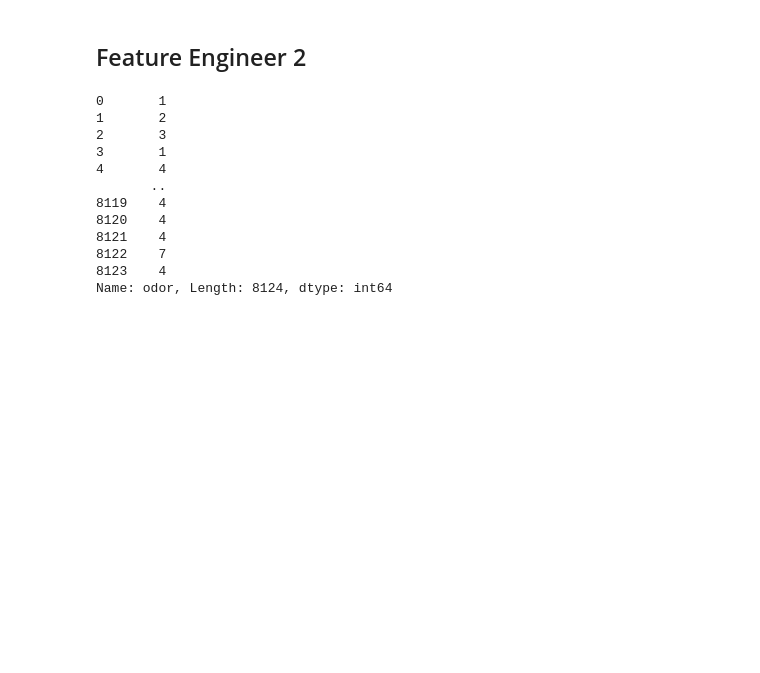
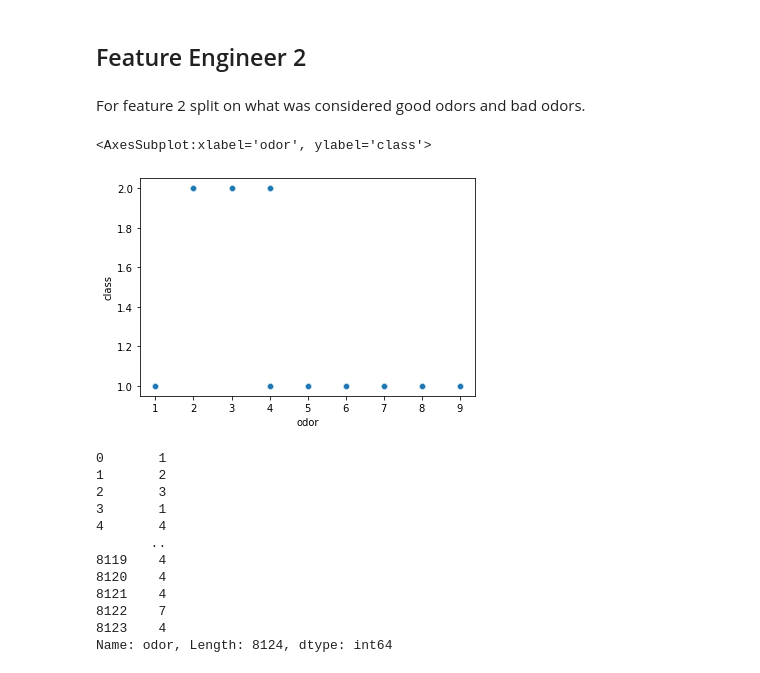
Before and after one commit to raizelistaken/Classification_project3, a Jupyter notebook: Tuesday.ipynb, the cells around one changed output. Cells and saved outputs as stored; diff of their text form; code cells hidden in the pictures; blank space fills up the shorter version.

```diff
--- a/Tuesday.ipynb
+++ b/Tuesday.ipynb
@@ -239,6 +229,14 @@ Name: human_interference, dtype: int64
 1704 human areas and 6420 nature areas
 # %% [markdown]
 ## Feature Engineer 2
+# %% [markdown]
+For feature 2 split on what was considered good odors and bad odors.
+# %%
+sns.scatterplot(data=df, x=df['odor'], y='class')
+# 1 = poison, 2 = edible
+# %% [output]
+<AxesSubplot:xlabel='odor', ylabel='class'>
+[figure, added]
 # %%
 df['odor']
 # %% [output]
```
Also changed, not shown: parts of 47 cells of this notebook, 2 other files.
